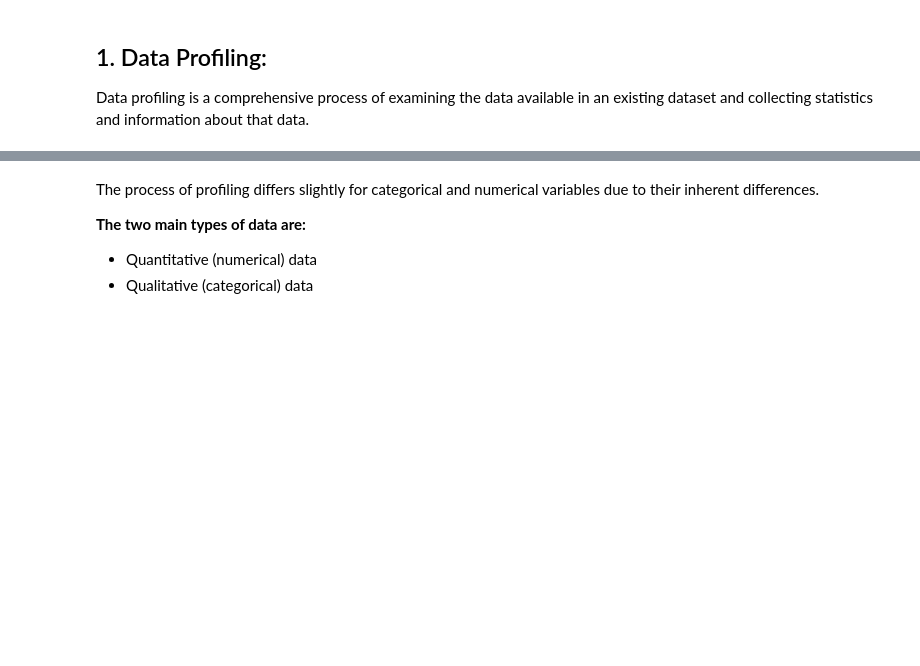
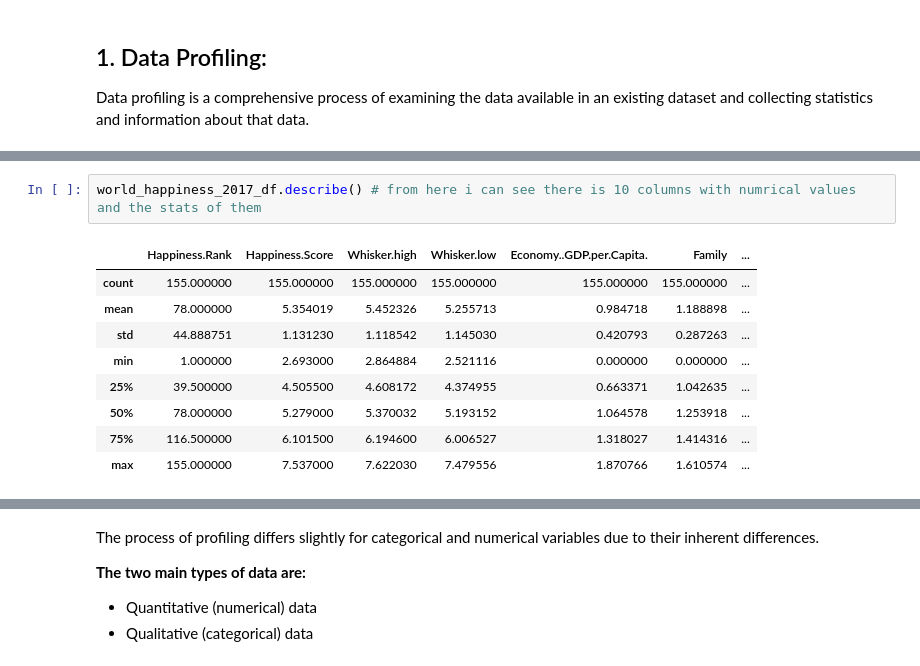
Before and after one commit to Abdullah-01/Usecase-2, a Jupyter notebook: EDA explain template.ipynb, the cells around one changed output, grey strips where cells are left out. Saved outputs shown, nothing was run; the diff lists cells and outputs as text; blank space fills up the shorter version.

```diff
--- a/EDA explain template.ipynb
+++ b/EDA explain template.ipynb
@@ -84,0 +269,12 @@ world_happines_df.describe() # from here i can see there is 10 columns with numr
+# %%
+world_happiness_2017_df.describe() # from here i can see there is 10 columns with numrical values and the stats of them
+# %% [output]
+|  | Happiness.Rank | Happiness.Score | Whisker.high | Whisker.low | Economy..GDP.per.Capita. | Family | ... |
+| count | 155.000000 | 155.000000 | 155.000000 | 155.000000 | 155.000000 | 155.000000 | ... |
+| mean | 78.000000 | 5.354019 | 5.452326 | 5.255713 | 0.984718 | 1.188898 | ... |
+| std | 44.888751 | 1.131230 | 1.118542 | 1.145030 | 0.420793 | 0.287263 | ... |
+| min | 1.000000 | 2.693000 | 2.864884 | 2.521116 | 0.000000 | 0.000000 | ... |
+| 25% | 39.500000 | 4.505500 | 4.608172 | 4.374955 | 0.663371 | 1.042635 | ... |
+| 50% | 78.000000 | 5.279000 | 5.370032 | 5.193152 | 1.064578 | 1.253918 | ... |
+| 75% | 116.500000 | 6.101500 | 6.194600 | 6.006527 | 1.318027 | 1.414316 | ... |
+| max | 155.000000 | 7.537000 | 7.622030 | 7.479556 | 1.870766 | 1.610574 | ... |
```
Also changed, not shown: parts of 49 cells of this notebook.
